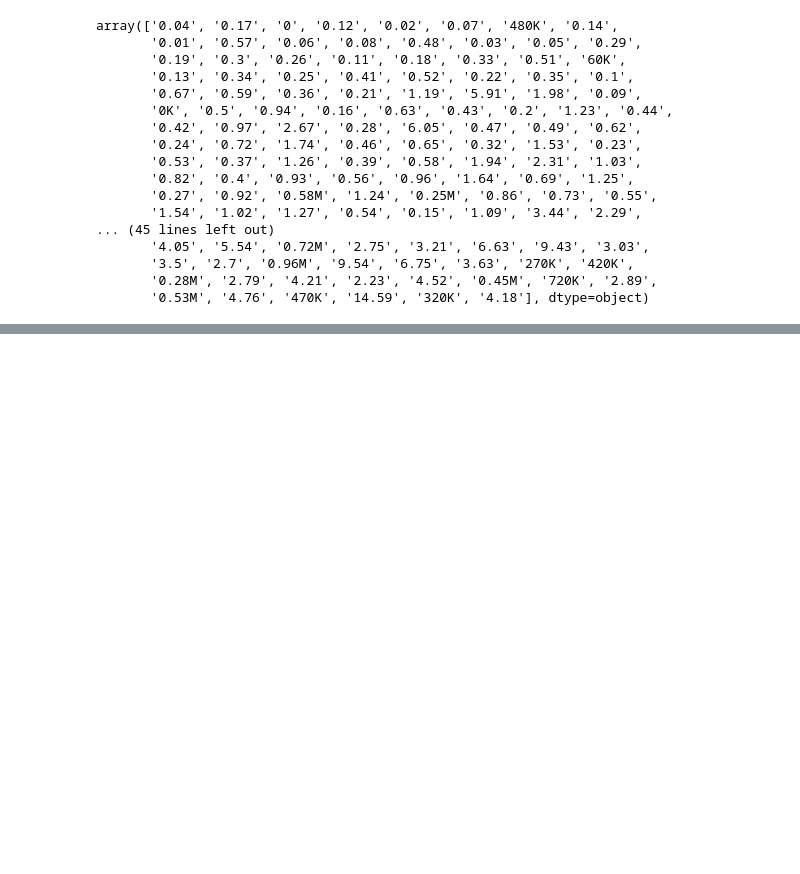
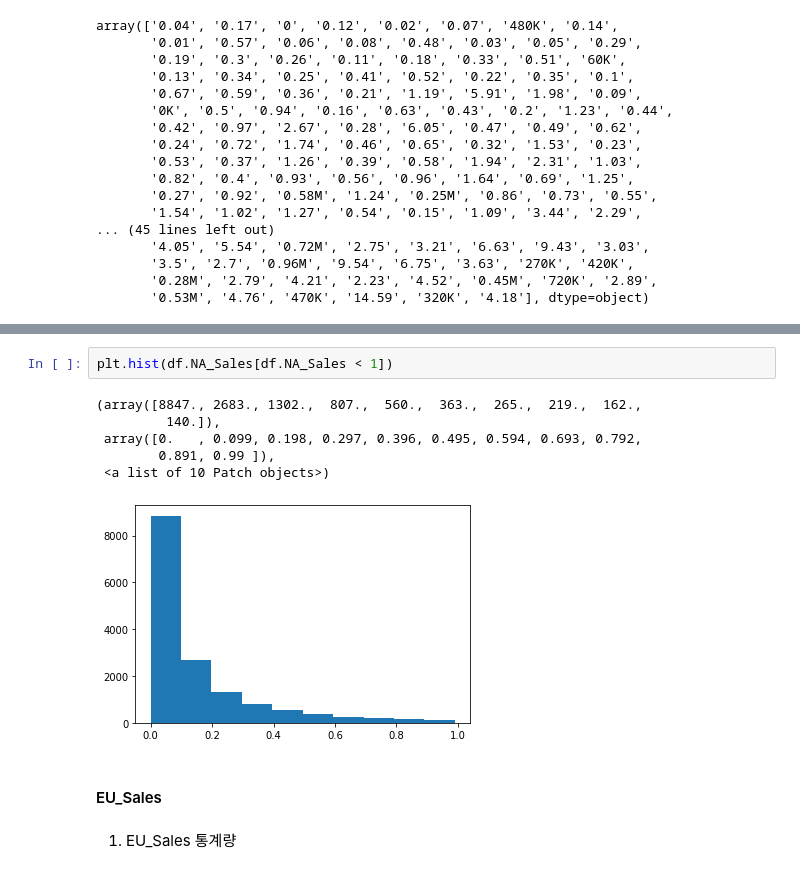
Before and after one commit to Jeongho-K/Section-Project, a Jupyter notebook: Section 1/AI_14_김정호_Section1.ipynb, the cells around one changed output, grey strips where cells are left out. Cells and saved outputs as stored; diff of their text form; blank space fills up the shorter version.

```diff
--- a/Section 1/AI_14_김정호_Section1.ipynb
+++ b/Section 1/AI_14_김정호_Section1.ipynb
@@ -211,0 +466,13 @@ array(['0.04', '0.17', '0', '0.12', '0.02', '0.07', '480K', '0.14',
+# %%
+plt.hist(df.NA_Sales[df.NA_Sales < 1])
+# %% [output]
+(array([8847., 2683., 1302.,  807.,  560.,  363.,  265.,  219.,  162.,
+         140.]),
+ array([0.   , 0.099, 0.198, 0.297, 0.396, 0.495, 0.594, 0.693, 0.792,
+        0.891, 0.99 ]),
+ <a list of 10 Patch objects>)
+[figure, added]
+# %% [markdown]
+#### EU_Sales
+# %% [markdown]
+1) EU_Sales 통계량
```
Also changed, not shown: parts of 77 cells of this notebook.
